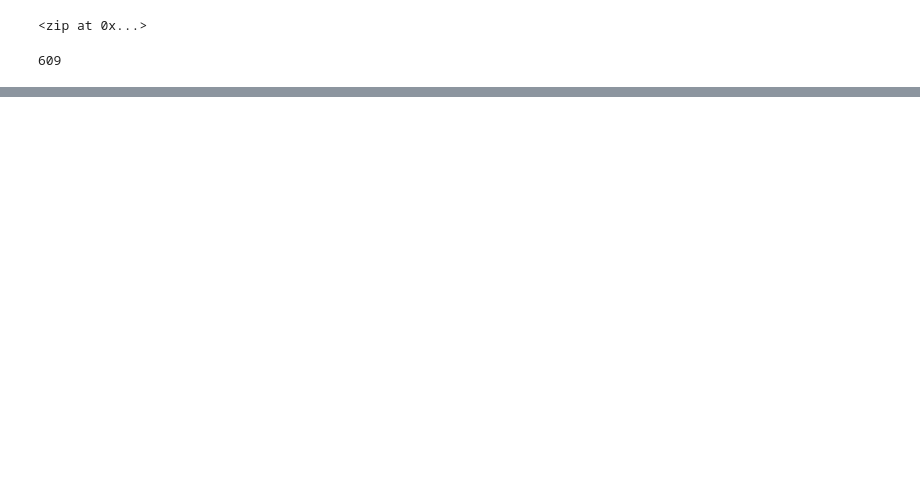
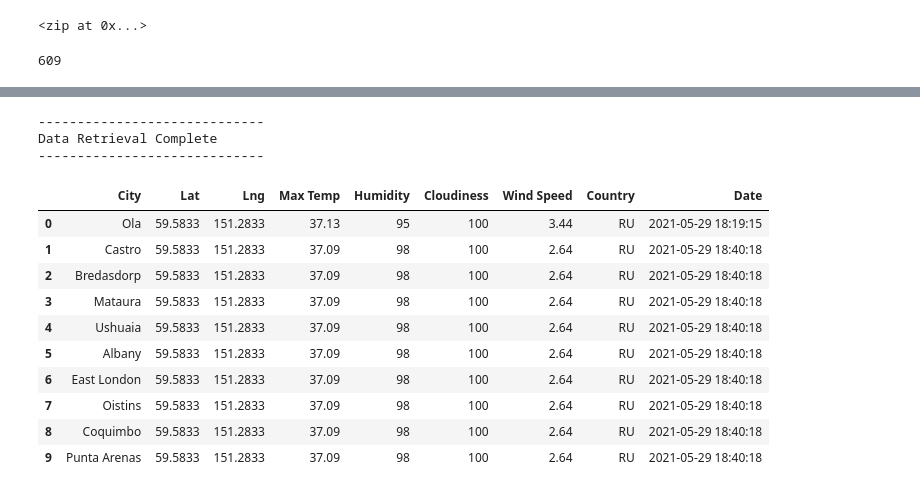
Before and after one commit to janderson1216/WorldWeatherAnalysis, a Jupyter notebook: WeatherPy.ipynb, the cells around one changed output, grey strips where cells are left out. Cells and saved outputs as stored; diff of their text form; code cells hidden in the pictures; blank space fills up the shorter version.

Commit message:
adding weather data and updated weather_py

```diff
--- a/WeatherPy.ipynb
+++ b/WeatherPy.ipynb
@@ -33,0 +40,4 @@ len(cities)
+# %%
+# Starting URL for Weather Map API Call.
+url = "http://api.openweathermap.org/data/2.5/weather?units=Imperial&APPID=" + weather_api_key
+print(url)
@@ -33,0 +105,56 @@ len(cities)
+# %%
+# Run an API request for each of the cities.
+for city in cities:
+    try:
+        # Parse the JSON and retrieve data.
+        city_weather = requests.get(city_url).json()
+        # Parse out the needed data.
+        city_lat = city_weather["coord"]["lat"]
+        city_lng = city_weather["coord"]["lon"]
+        city_max_temp = city_weather["main"]["temp_max"]
+        city_humidity = city_weather["main"]["humidity"]
+        city_clouds = city_weather["clouds"]["all"]
+        city_wind = city_weather["wind"]["speed"]
+        city_country = city_weather["sys"]["country"]
+        # Convert the date to ISO standard.
+        city_date = datetime.utcfromtimestamp(city_weather["dt"]).strftime('%Y-%m-%d %H:%M:%S')
+        # Append the city information into city_data list.
+        city_data.append({"City": city.title(),
+                          "Lat": city_lat,
+                          "Lng": city_lng,
+                          "Max Temp": city_max_temp,
+                          "Humidity": city_humidity,
+                          "Cloudiness": city_clouds,
+                          "Wind Speed": city_wind,
+                          "Country": city_country,
+                          "Date": city_date})
+
+# If an error is experienced, skip the city.
+    except:
+        print("City not found. Skipping...")
+        pass
+
+# Indicate that Data Loading is complete.
+print("-----------------------------")
+print("Data Retrieval Complete      ")
+print("-----------------------------")
+# %% [output]
+-----------------------------
+Data Retrieval Complete
+-----------------------------
+# %%
+# Convert the array of dictionaries to a Pandas DataFrame.
+city_data_df = pd.DataFrame(city_data)
+city_data_df.head(10)
+# %% [output]
+|  | City | Lat | Lng | Max Temp | Humidity | Cloudiness | Wind Speed | Country | Date |
+| 0 | Ola | 59.5833 | 151.2833 | 37.13 | 95 | 100 | 3.44 | RU | 2021-05-29 18:19:15 |
+| 1 | Castro | 59.5833 | 151.2833 | 37.09 | 98 | 100 | 2.64 | RU | 2021-05-29 18:40:18 |
+| 2 | Bredasdorp | 59.5833 | 151.2833 | 37.09 | 98 | 100 | 2.64 | RU | 2021-05-29 18:40:18 |
+| 3 | Mataura | 59.5833 | 151.2833 | 37.09 | 98 | 100 | 2.64 | RU | 2021-05-29 18:40:18 |
+| 4 | Ushuaia | 59.5833 | 151.2833 | 37.09 | 98 | 100 | 2.64 | RU | 2021-05-29 18:40:18 |
+| 5 | Albany | 59.5833 | 151.2833 | 37.09 | 98 | 100 | 2.64 | RU | 2021-05-29 18:40:18 |
+| 6 | East London | 59.5833 | 151.2833 | 37.09 | 98 | 100 | 2.64 | RU | 2021-05-29 18:40:18 |
+| 7 | Oistins | 59.5833 | 151.2833 | 37.09 | 98 | 100 | 2.64 | RU | 2021-05-29 18:40:18 |
+| 8 | Coquimbo | 59.5833 | 151.2833 | 37.09 | 98 | 100 | 2.64 | RU | 2021-05-29 18:40:18 |
+| 9 | Punta Arenas | 59.5833 | 151.2833 | 37.09 | 98 | 100 | 2.64 | RU | 2021-05-29 18:40:18 |
```
Also changed, not shown: parts of 8 cells of this notebook, 3 other files.
